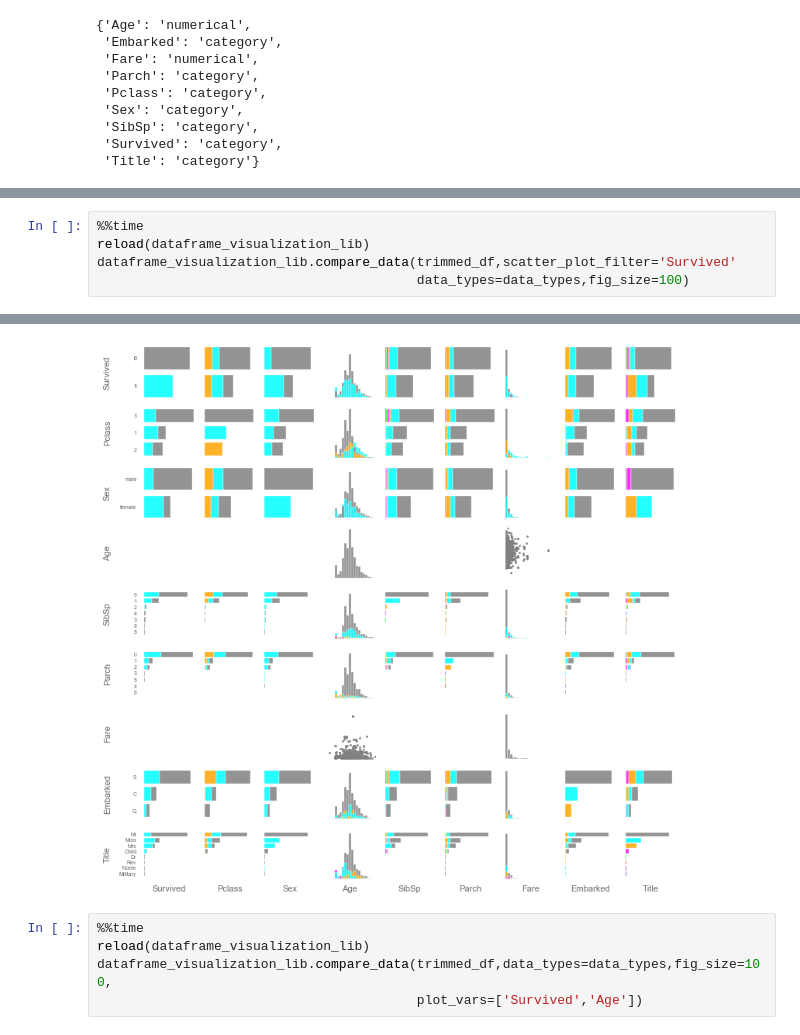
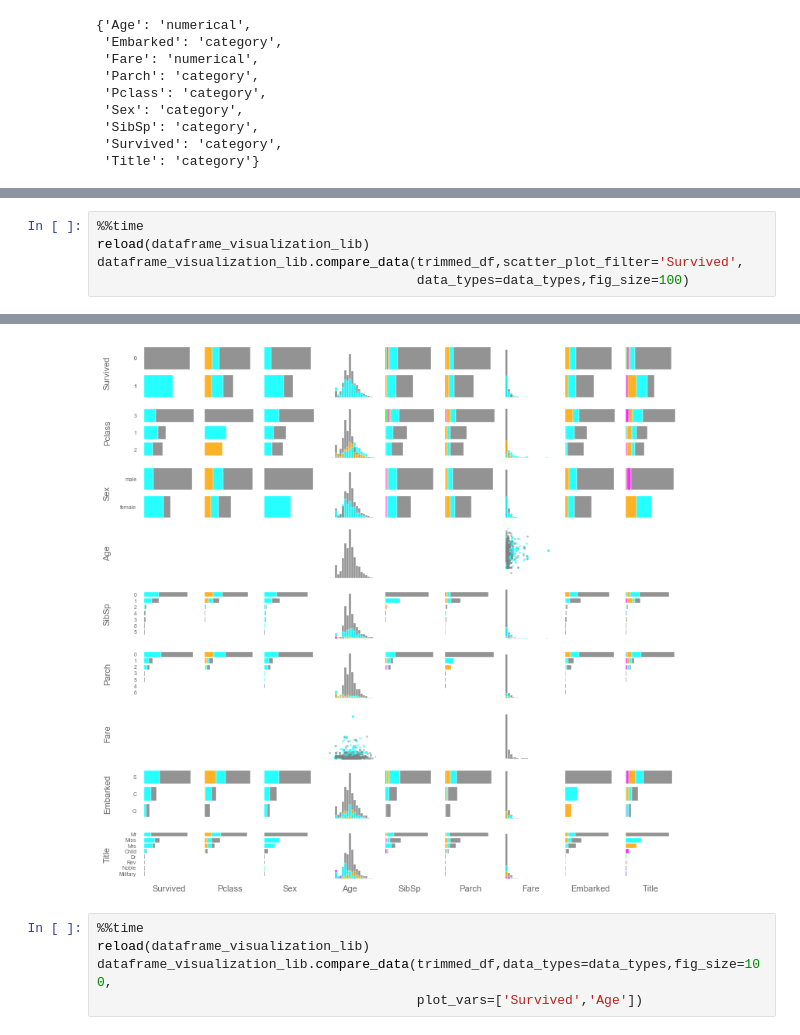
Before and after one commit to kpflugshaupt/pairplotr, a Jupyter notebook: dataframe_visualization_lib_demo.ipynb, the cells around one changed output, grey strips where cells are left out. Cells and saved outputs as stored; diff of their text form.

Commit message:
Successfully implemented a scatter plot filter that colors the scatter plot points for each value of the desired feature. Also, fixed a bug that plotted the x-tick-labels.

```diff
--- a/dataframe_visualization_lib_demo.ipynb
+++ b/dataframe_visualization_lib_demo.ipynb
@@ -516,6 +525,6 @@ data_types
 # %%
 %%time
 reload(dataframe_visualization_lib)
-dataframe_visualization_lib.compare_data(trimmed_df,scatter_plot_filter='Survived'
+dataframe_visualization_lib.compare_data(trimmed_df,scatter_plot_filter='Survived',
                                          data_types=data_types,fig_size=100)
 # %% [output]
@@ -524,4 +533,4 @@ Wall time: 13.4 s
-[figure, old version]
+[figure, new version]
 # %%
 %%time
 reload(dataframe_visualization_lib)
```
Also changed, not shown: parts of 5 cells of this notebook, 2 other files.
